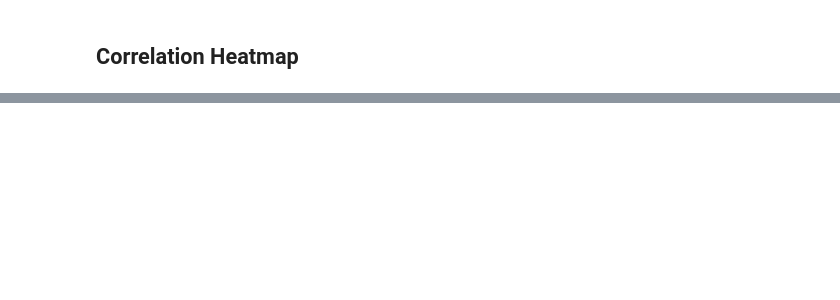
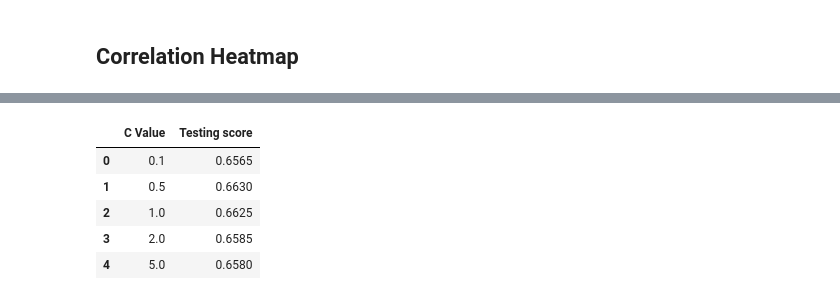
Before and after one commit to khusmeetkhaur-cloud/medical-diesesase-prediction, a Jupyter notebook: medical.ipynb, the cells around one changed output, grey strips where cells are left out. Cells and saved outputs as stored; diff of their text form; code cells hidden in the pictures; blank space fills up the shorter version.

```diff
--- a/medical.ipynb
+++ b/medical.ipynb
@@ -185,0 +255,19 @@ plt.show()
+# %%
+model_result =[]
+
+for c_value in [0.1,0.5,1,2,5]:
+    temp_model = SVC(C=c_value,kernel='rbf',gamma = 'scale')
+    temp_model.fit(x_train_sc,y_train)
+    temp_score = temp_model.score(x_test_sc,y_test)
+    model_result.append([c_value,temp_score])
+
+
+result_df = pd.DataFrame(model_result,columns=['C Value','Testing score'])
+result_df
+# %% [output]
+|  | C Value | Testing score |
+| 0 | 0.1 | 0.6565 |
+| 1 | 0.5 | 0.6630 |
+| 2 | 1.0 | 0.6625 |
+| 3 | 2.0 | 0.6585 |
+| 4 | 5.0 | 0.6580 |
```
Also changed, not shown: parts of 17 cells of this notebook.
